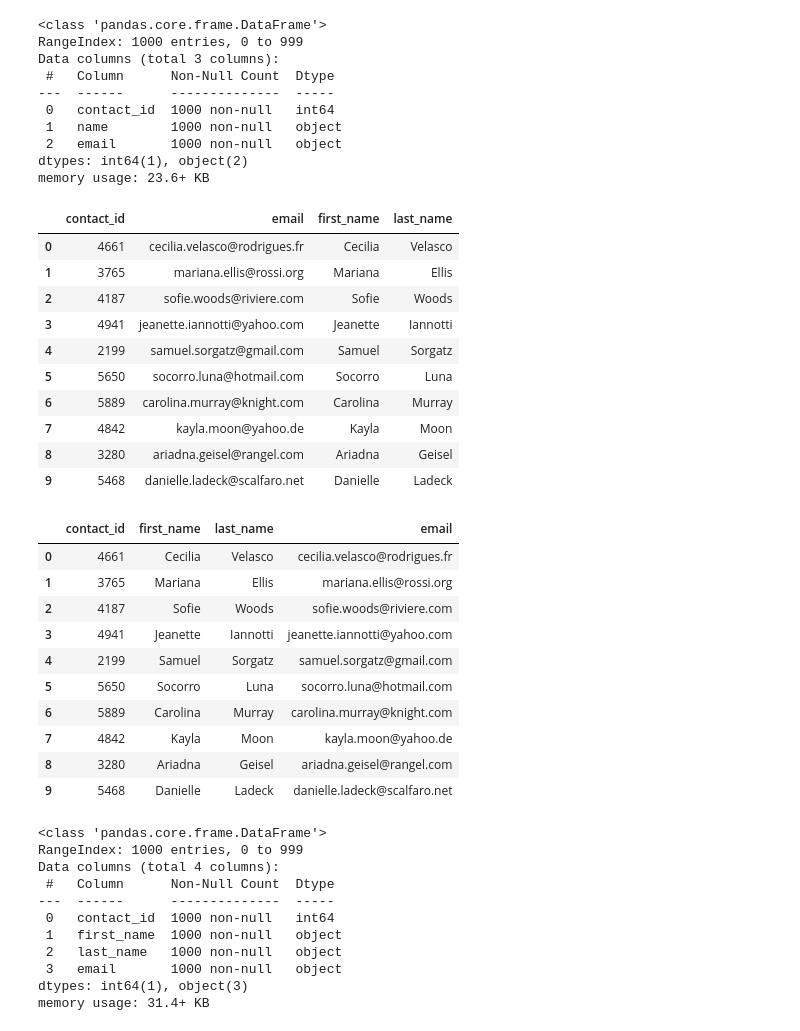
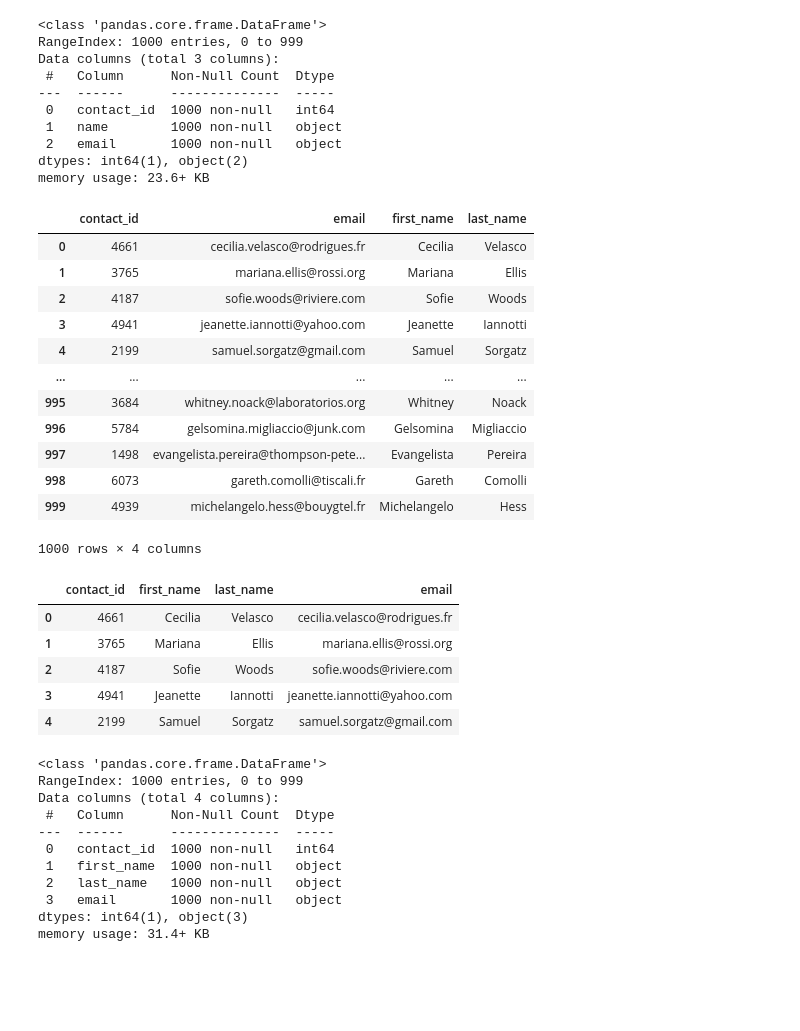
Before and after one commit to ThePennyGoblin/Crowdfunding_ETL_Team1, a Jupyter notebook: ETL_Mini_Project_KKhan_JStill_LYbarra_AParsley_GIjabiken.ipynb, the cells around one changed output. Saved outputs shown, nothing was run; the diff lists cells and outputs as text; code cells hidden in the pictures; blank space fills up the shorter version.

```diff
--- a/ETL_Mini_Project_KKhan_JStill_LYbarra_AParsley_GIjabiken.ipynb
+++ b/ETL_Mini_Project_KKhan_JStill_LYbarra_AParsley_GIjabiken.ipynb
@@ -330,6 +349,6 @@ campaign_cleaned.to_csv("Resources/campaign.csv", index=False)
 ### Extract the contacts.xlsx Data.
 # %%
 # Read the data into a Pandas DataFrame. Use the `header=2` parameter when reading in the data.
-contact_info_df = pd.read_excel("contacts.xlsx", header=2)
+contact_info_df = pd.read_excel("Resources/contacts.xlsx", header=2)
 contact_info_df.head()
 # %% [output]
@@ -358,0 +373,23 @@ print(dict_values)
+# %%
+# Iterate through the contact_info_df and convert each row to a dictionary.
+import json
+contact_info_df.rename(columns={'   ': 'contact_info'}, inplace=True)
+dict_values = []
+for index, row in contact_info_df.iterrows():
+    x = row['contact_info']
+    if x.strip():  # Check if the JSON string is not empty
+        try:
+            converted_data = json.loads(x)  # Convert JSON string to dictionary
+
+            # Iterate through each dictionary (row) and get the values for each row
+            row_values = [value for key, value in converted_data.items()]
+
+            # Append the list of values for each row to a list
+            dict_values.append(row_values)
+        except json.JSONDecodeError as e:
+            print(f"JSONDecodeError: {e} - Check if the 'contact_info' column contains valid JSON strings.")
+    else:
+        print(f"Empty JSON string at index {index}")
+
+# Print out the list of values for each row.
+print(dict_values)
@@ -359,6 +399,8 @@ print(dict_values)
 # %%
 # Create a contact_info DataFrame and add each list of values, i.e., each row
 # to the 'contact_id', 'name', 'email' columns.
+new_contact_info_df = pd.DataFrame(dict_values, columns= ['contact_id', 'name', 'email'])
+new_contact_info_df.head()
 # %% [output]
 |  | contact_id | name | email |
 | 0 | 4661 | Cecilia Velasco | cecilia.velasco@rodrigues.fr |
@@ -382,22 +425,29 @@ memory usage: 23.6+ KB
 # %%
 # Create a "first"name" and "last_name" column with the first and last names from the "name" column.
 
+new_contact_info_df[['first_name', 'last_name']] = new_contact_info_df['name'].str.split(n=1, expand=True)
 
 # Drop the contact_name column
+new_contact_info_df = new_contact_info_df.drop(columns='name')
+new_contact_info_df
 # %% [output]
 |  | contact_id | email | first_name | last_name |
 | 0 | 4661 | cecilia.velasco@rodrigues.fr | Cecilia | Velasco |
 | 1 | 3765 | mariana.ellis@rossi.org | Mariana | Ellis |
 | 2 | 4187 | sofie.woods@riviere.com | Sofie | Woods |
 | 3 | 4941 | jeanette.iannotti@yahoo.com | Jeanette | Iannotti |
 | 4 | 2199 | samuel.sorgatz@gmail.com | Samuel | Sorgatz |
-| 5 | 5650 | socorro.luna@hotmail.com | Socorro | Luna |
-| 6 | 5889 | carolina.murray@knight.com | Carolina | Murray |
-| 7 | 4842 | kayla.moon@yahoo.de | Kayla | Moon |
-| 8 | 3280 | ariadna.geisel@rangel.com | Ariadna | Geisel |
-| 9 | 5468 | danielle.ladeck@scalfaro.net | Danielle | Ladeck |
+| ... | ... | ... | ... | ... |
+| 995 | 3684 | whitney.noack@laboratorios.org | Whitney | Noack |
+| 996 | 5784 | gelsomina.migliaccio@junk.com | Gelsomina | Migliaccio |
+| 997 | 1498 | evangelista.pereira@thompson-pete... | Evangelista | Pereira |
+| 998 | 6073 | gareth.comolli@tiscali.fr | Gareth | Comolli |
+| 999 | 4939 | michelangelo.hess@bouygtel.fr | Michelangelo | Hess |
+1000 rows × 4 columns
 # %%
 # Reorder the columns
+new_contact_info_df= new_contact_info_df[['contact_id', 'first_name', 'last_name', 'email']]
+new_contact_info_df.head()
 # %% [output]
 |  | contact_id | first_name | last_name | email |
 | 0 | 4661 | Cecilia | Velasco | cecilia.velasco@rodrigues.fr |
@@ -405,10 +455,5 @@ memory usage: 23.6+ KB
 | 2 | 4187 | Sofie | Woods | sofie.woods@riviere.com |
 | 3 | 4941 | Jeanette | Iannotti | jeanette.iannotti@yahoo.com |
 | 4 | 2199 | Samuel | Sorgatz | samuel.sorgatz@gmail.com |
-| 5 | 5650 | Socorro | Luna | socorro.luna@hotmail.com |
-| 6 | 5889 | Carolina | Murray | carolina.murray@knight.com |
-| 7 | 4842 | Kayla | Moon | kayla.moon@yahoo.de |
-| 8 | 3280 | Ariadna | Geisel | ariadna.geisel@rangel.com |
-| 9 | 5468 | Danielle | Ladeck | danielle.ladeck@scalfaro.net |
 # %%
 # Check the datatypes one more time before exporting as CSV file.
```
Also changed, not shown: parts of 16 cells of this notebook, 1 other file.
